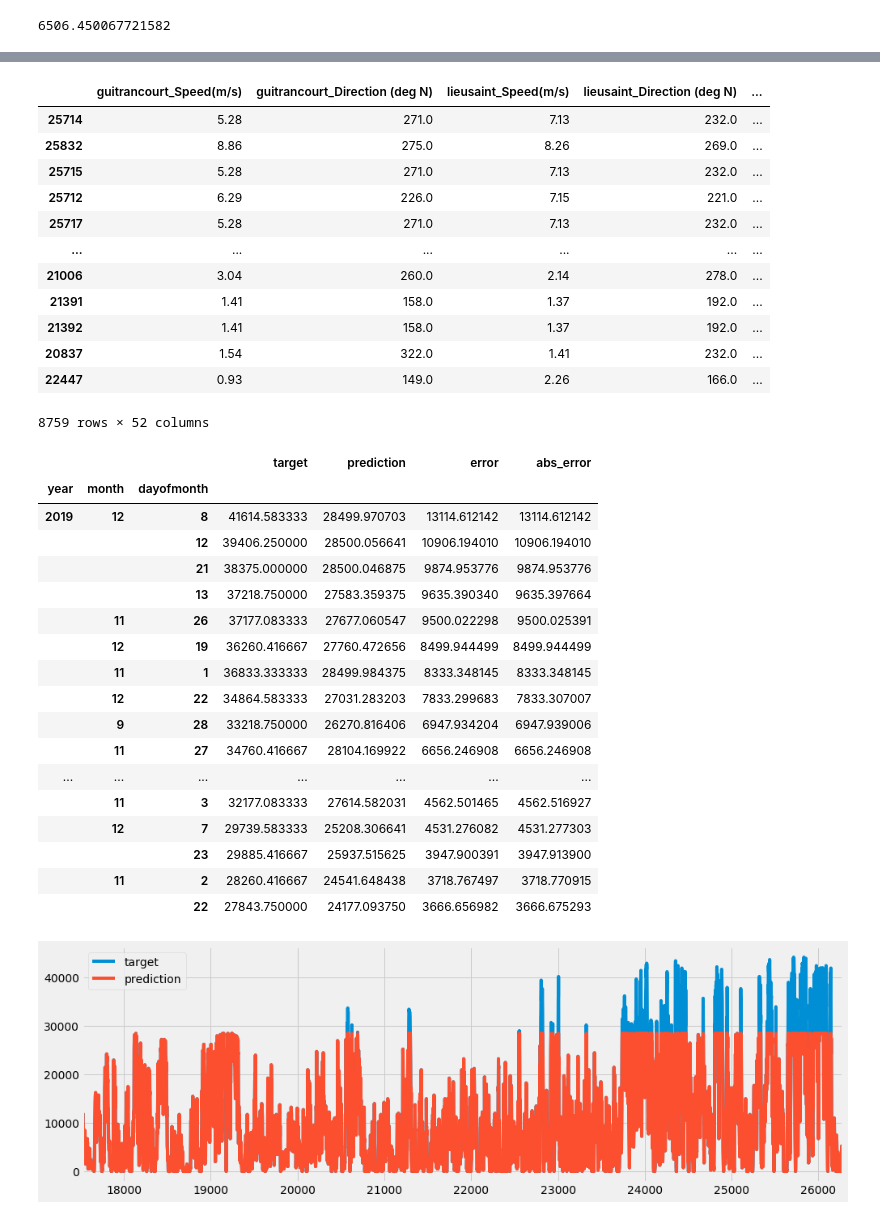
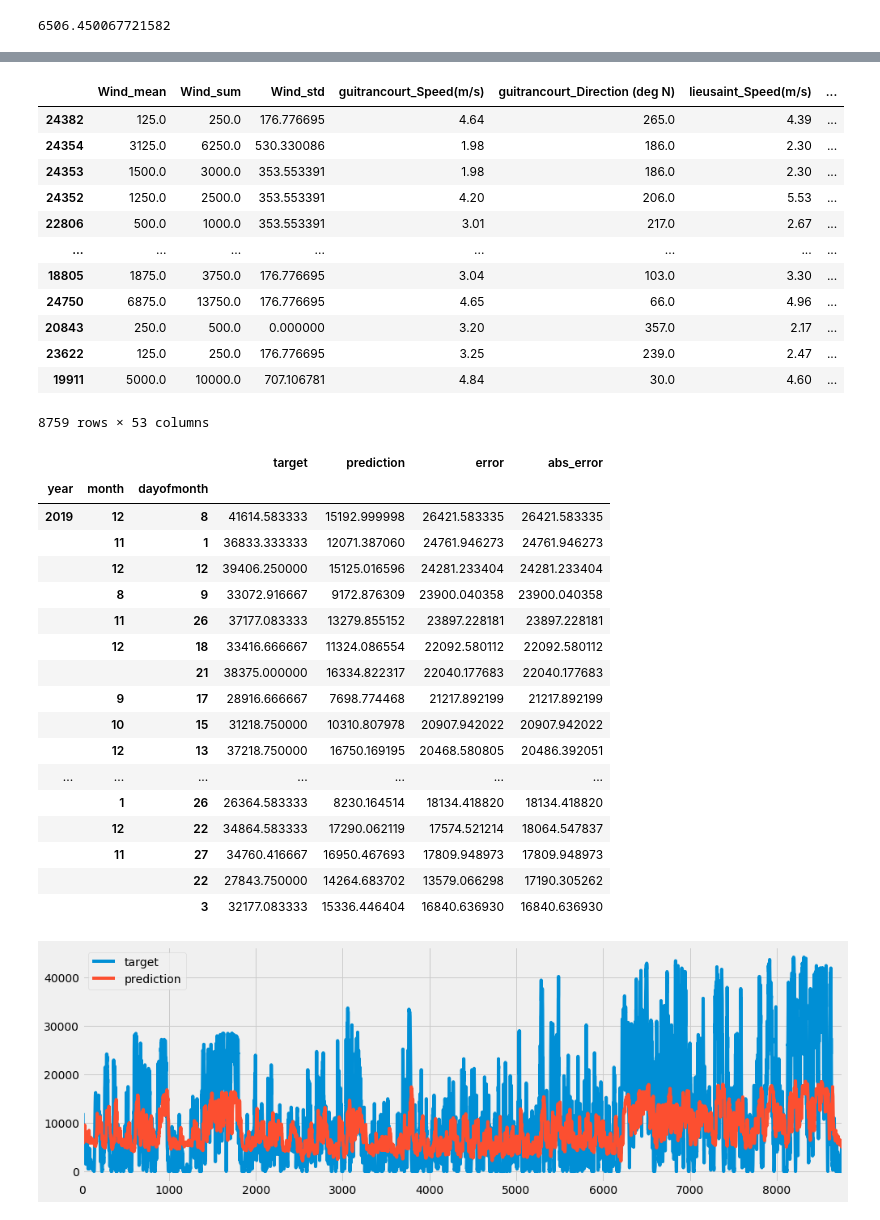
Before and after one commit to wesley34/ai4impactProject2, a Jupyter notebook: tony.ipynb, the cells around one changed output, grey strips where cells are left out. Saved outputs shown, nothing was run; the diff lists cells and outputs as text; code cells hidden in the pictures.

```diff
--- a/tony.ipynb
+++ b/tony.ipynb
@@ -126,0 +189,10 @@ y_test = data[data.year.isin([2019])][['target']]
+# %%
+reg = CatBoostRegressor(iterations = 10000,
+                        learning_rate = 0.005,
+                        loss_function = "RMSE",
+                        max_depth = 1,
+                        task_type = "GPU",
+                        random_seed = 42
+                       )
+# %%
+reg.fit(X_train, y_train, cat_features = ['hour', 'dayofweek','dayofmonth'], eval_set=[(X_test, y_test)],early_stopping_rounds=50)
@@ -127,6 +218,6 @@ y_test = data[data.year.isin([2019])][['target']]
 # %%
-reg = xgb.XGBRegressor(n_estimators=1000, learning_rate= 0.2)
-reg.fit(X_train, y_train,
-        eval_set=[(X_train, y_train), (X_test, y_test)],
-        early_stopping_rounds=50,
-       verbose=True) # Change verbose to True if you want to see it train
+#reg = xgb.XGBRegressor(n_estimators=1000, learning_rate= 0.2)
+#reg.fit(X_train, y_train,
+#        eval_set=[(X_train, y_train), (X_test, y_test)],
+#        early_stopping_rounds=50,
+#       verbose=True) # Change verbose to True if you want to see it train
@@ -200,42 +261,42 @@ error_by_day = test_result.groupby(['year','month','dayofmonth']) \
 # %%
 test_result.sort_values('abs_error', ascending=False)
 # %% [output]
-|  | guitrancourt_Speed(m/s) | guitrancourt_Direction (deg N) | lieusaint_Speed(m/s) | lieusaint_Direction (deg N) | ... |
-| 25714 | 5.28 | 271.0 | 7.13 | 232.0 | ... |
-| 25832 | 8.86 | 275.0 | 8.26 | 269.0 | ... |
-| 25715 | 5.28 | 271.0 | 7.13 | 232.0 | ... |
-| 25712 | 6.29 | 226.0 | 7.15 | 221.0 | ... |
-| 25717 | 5.28 | 271.0 | 7.13 | 232.0 | ... |
-| ... | ... | ... | ... | ... | ... |
-| 21006 | 3.04 | 260.0 | 2.14 | 278.0 | ... |
-| 21391 | 1.41 | 158.0 | 1.37 | 192.0 | ... |
-| 21392 | 1.41 | 158.0 | 1.37 | 192.0 | ... |
-| 20837 | 1.54 | 322.0 | 1.41 | 232.0 | ... |
-| 22447 | 0.93 | 149.0 | 2.26 | 166.0 | ... |
+|  | Wind_mean | Wind_sum | Wind_std | guitrancourt_Speed(m/s) | guitrancourt_Direction (deg N) | lieusaint_Speed(m/s) | ... |
+| 24382 | 125.0 | 250.0 | 176.776695 | 4.64 | 265.0 | 4.39 | ... |
+| 24354 | 3125.0 | 6250.0 | 530.330086 | 1.98 | 186.0 | 2.30 | ... |
+| 24353 | 1500.0 | 3000.0 | 353.553391 | 1.98 | 186.0 | 2.30 | ... |
+| 24352 | 1250.0 | 2500.0 | 353.553391 | 4.20 | 206.0 | 5.53 | ... |
+| 22806 | 500.0 | 1000.0 | 353.553391 | 3.01 | 217.0 | 2.67 | ... |
+| ... | ... | ... | ... | ... | ... | ... | ... |
+| 18805 | 1875.0 | 3750.0 | 176.776695 | 3.04 | 103.0 | 3.30 | ... |
+| 24750 | 6875.0 | 13750.0 | 176.776695 | 4.65 | 66.0 | 4.96 | ... |
+| 20843 | 250.0 | 500.0 | 0.000000 | 3.20 | 357.0 | 2.17 | ... |
+| 23622 | 125.0 | 250.0 | 176.776695 | 3.25 | 239.0 | 2.47 | ... |
+| 19911 | 5000.0 | 10000.0 | 707.106781 | 4.84 | 30.0 | 4.60 | ... |
-8759 rows × 52 columns
+8759 rows × 53 columns
 # %%
 # Over forecasted days
 error_by_day.sort_values('abs_error', ascending=False).head(20)
 # %% [output]
 |  |  |  | target | prediction | error | abs_error |
 | year | month | dayofmonth |  |  |  |  |
-| 2019 | 12 | 8 | 41614.583333 | 28499.970703 | 13114.612142 | 13114.612142 |
-|  |  | 12 | 39406.250000 | 28500.056641 | 10906.194010 | 10906.194010 |
-|  |  | 21 | 38375.000000 | 28500.046875 | 9874.953776 | 9874.953776 |
-|  |  | 13 | 37218.750000 | 27583.359375 | 9635.390340 | 9635.397664 |
-|  | 11 | 26 | 37177.083333 | 27677.060547 | 9500.022298 | 9500.025391 |
-|  | 12 | 19 | 36260.416667 | 27760.472656 | 8499.944499 | 8499.944499 |
-|  | 11 | 1 | 36833.333333 | 28499.984375 | 8333.348145 | 8333.348145 |
-|  | 12 | 22 | 34864.583333 | 27031.283203 | 7833.299683 | 7833.307007 |
-|  | 9 | 28 | 33218.750000 | 26270.816406 | 6947.934204 | 6947.939006 |
-|  | 11 | 27 | 34760.416667 | 28104.169922 | 6656.246908 | 6656.246908 |
+| 2019 | 12 | 8 | 41614.583333 | 15192.999998 | 26421.583335 | 26421.583335 |
+|  | 11 | 1 | 36833.333333 | 12071.387060 | 24761.946273 | 24761.946273 |
+|  | 12 | 12 | 39406.250000 | 15125.016596 | 24281.233404 | 24281.233404 |
+|  | 8 | 9 | 33072.916667 | 9172.876309 | 23900.040358 | 23900.040358 |
+|  | 11 | 26 | 37177.083333 | 13279.855152 | 23897.228181 | 23897.228181 |
+|  | 12 | 18 | 33416.666667 | 11324.086554 | 22092.580112 | 22092.580112 |
+|  |  | 21 | 38375.000000 | 16334.822317 | 22040.177683 | 22040.177683 |
+|  | 9 | 17 | 28916.666667 | 7698.774468 | 21217.892199 | 21217.892199 |
+|  | 10 | 15 | 31218.750000 | 10310.807978 | 20907.942022 | 20907.942022 |
+|  | 12 | 13 | 37218.750000 | 16750.169195 | 20468.580805 | 20486.392051 |
 | ... | ... | ... | ... | ... | ... | ... |
-|  | 11 | 3 | 32177.083333 | 27614.582031 | 4562.501465 | 4562.516927 |
-|  | 12 | 7 | 29739.583333 | 25208.306641 | 4531.276082 | 4531.277303 |
-|  |  | 23 | 29885.416667 | 25937.515625 | 3947.900391 | 3947.913900 |
-|  | 11 | 2 | 28260.416667 | 24541.648438 | 3718.767497 | 3718.770915 |
-|  |  | 22 | 27843.750000 | 24177.093750 | 3666.656982 | 3666.675293 |
+|  | 1 | 26 | 26364.583333 | 8230.164514 | 18134.418820 | 18134.418820 |
+|  | 12 | 22 | 34864.583333 | 17290.062119 | 17574.521214 | 18064.547837 |
+|  | 11 | 27 | 34760.416667 | 16950.467693 | 17809.948973 | 17809.948973 |
+|  |  | 22 | 27843.750000 | 14264.683702 | 13579.066298 | 17190.305262 |
+|  |  | 3 | 32177.083333 | 15336.446404 | 16840.636930 | 16840.636930 |
 # %%
-_ = test_result[['target','prediction']].plot(figsize=(15, 5))
+_ = test_result.reset_index(drop=True)[['target','prediction']].plot(figsize=(15, 5))
 # %% [output]
-[figure, old version]
+[figure, new version]
```
Also changed, not shown: parts of 25 cells of this notebook, 8 other files.
